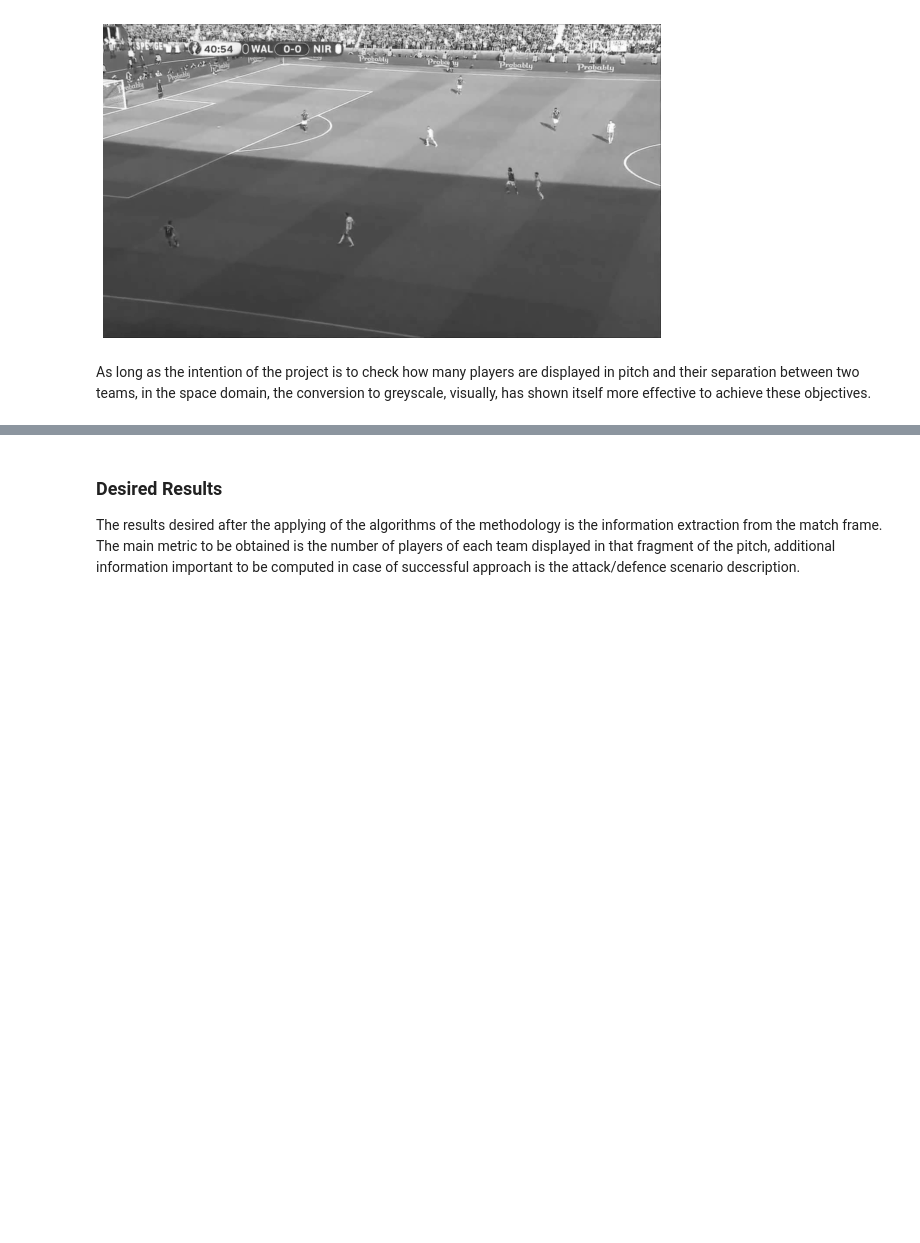
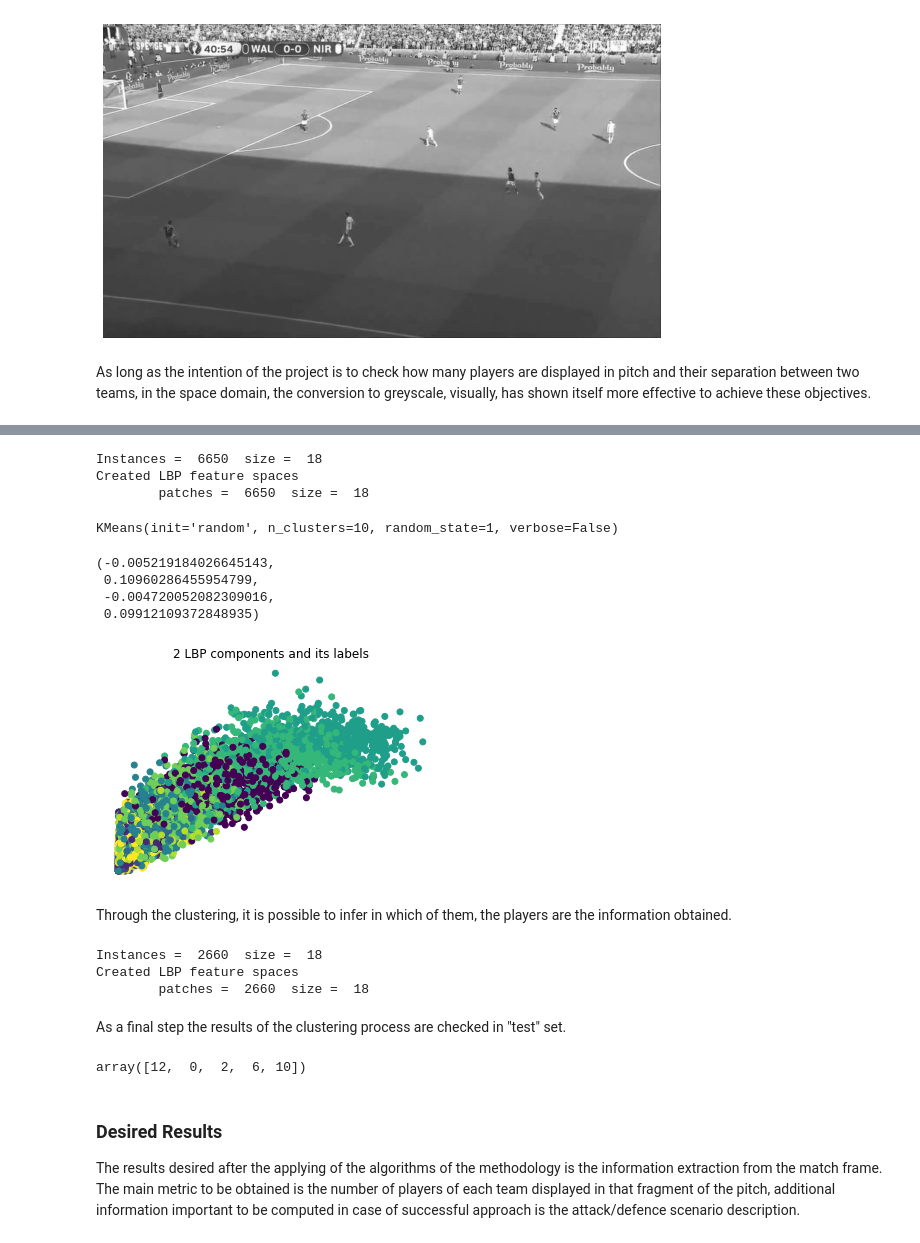
Before and after one commit to ricardoffv/football_images_analysis, a Jupyter notebook: Football Images Analysis - Final Report.ipynb, the cells around one changed output, grey strips where cells are left out. Saved outputs shown, nothing was run; the diff lists cells and outputs as text; code cells hidden in the pictures; blank space fills up the shorter version.

```diff
--- a/Football Images Analysis - Final Report.ipynb
+++ b/Football Images Analysis - Final Report.ipynb
@@ -211,0 +293,58 @@ Until now histogram is not conclusive.
+# %%
+# obtaining features lbp for each patch
+
+
+patch_lbp = []
+for image in patch_arr:
+    for patch in image:
+        f = lbp_features(patch,4,16)
+        patch_lbp.append(f)
+
+patch_lbp = np.array(patch_lbp, copy=False)
+print('Instances = ', len(patch_lbp), ' size = ', patch_lbp[0].shape[0])
+print('Created LBP feature spaces')
+print('\tpatches = ', len(patch_lbp), ' size = ', patch_lbp[0].shape[0])
+# %% [output]
+Instances =  6650  size =  18
+Created LBP feature spaces
+        patches =  6650  size =  18
+# %%
+# KMeans application in "train" set.
+kmeans_model = KMeans(n_clusters=10,
+                      verbose=False,
+                      init='random',
+                      random_state=1)
+
+kmeans_model.fit(patch_lbp)
+# %% [output]
+KMeans(init='random', n_clusters=10, random_state=1, verbose=False)
+# %%
+plt.scatter(patch_lbp[:, 0], patch_lbp[:, 1], c=kmeans_model.labels_)
+plt.title('2 LBP components and its labels')
+plt.axis('off')
+# %% [output]
+(-0.005219184026645143,
+ 0.10960286455954799,
+ -0.004720052082309016,
+ 0.09912109372848935)
+[figure, added]
+# %% [markdown]
+Through the clustering, it is possible to infer in which of them, the players are the information obtained.
+# %%
+# obtaining features lbp for each patch in test set
+
+
+patch_lbp_test = []
+for image in patch_arr_test:
+    for patch in image:
+        f = lbp_features(patch,4,16)
+        patch_lbp_test.append(f)
+
+patch_lbp_test = np.array(patch_lbp_test, copy=False)
+print('Instances = ', len(patch_lbp_test), ' size = ', patch_lbp_test[0].shape[0])
+print('Created LBP feature spaces')
+print('\tpatches = ', len(patch_lbp_test), ' size = ', patch_lbp_test[0].shape[0])
+# %% [output]
+Instances =  2660  size =  18
+Created LBP feature spaces
+        patches =  2660  size =  18
@@ -212,3 +377,19 @@ Until now histogram is not conclusive.
+# %% [markdown]
+As a final step the results of the clustering process are checked in "test" set.
+# %%
+# distances between samples of each set
+dists = []
+for i in range(len(test_set)):
+    diq = np.sqrt(np.sum((img_feats_test[i]-img_feats)**2))
+    dists.append(diq)
+
+# check the nearest images
+k = 5
+k_cbir = np.argsort(dists)[:k]
+
+k_cbir
+# %% [output]
+array([12,  0,  2,  6, 10])
 # %% [markdown]
 ### Desired Results
 
```
Also changed, not shown: parts of 24 cells of this notebook.
